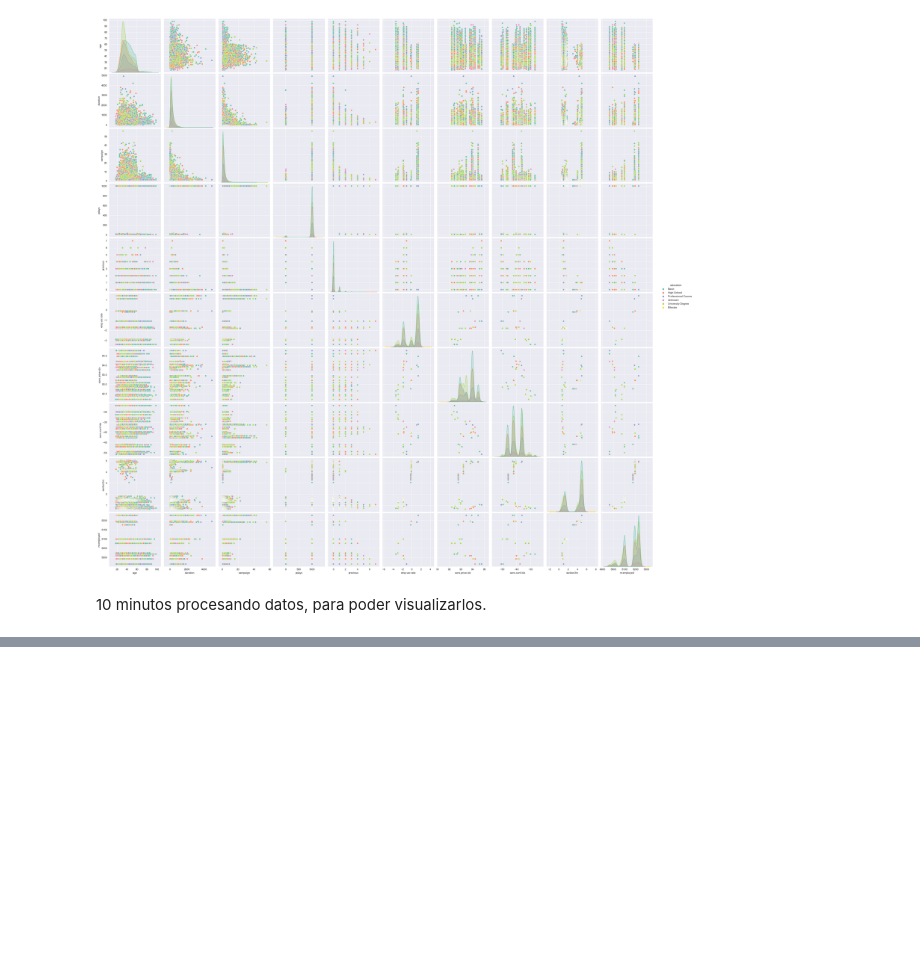
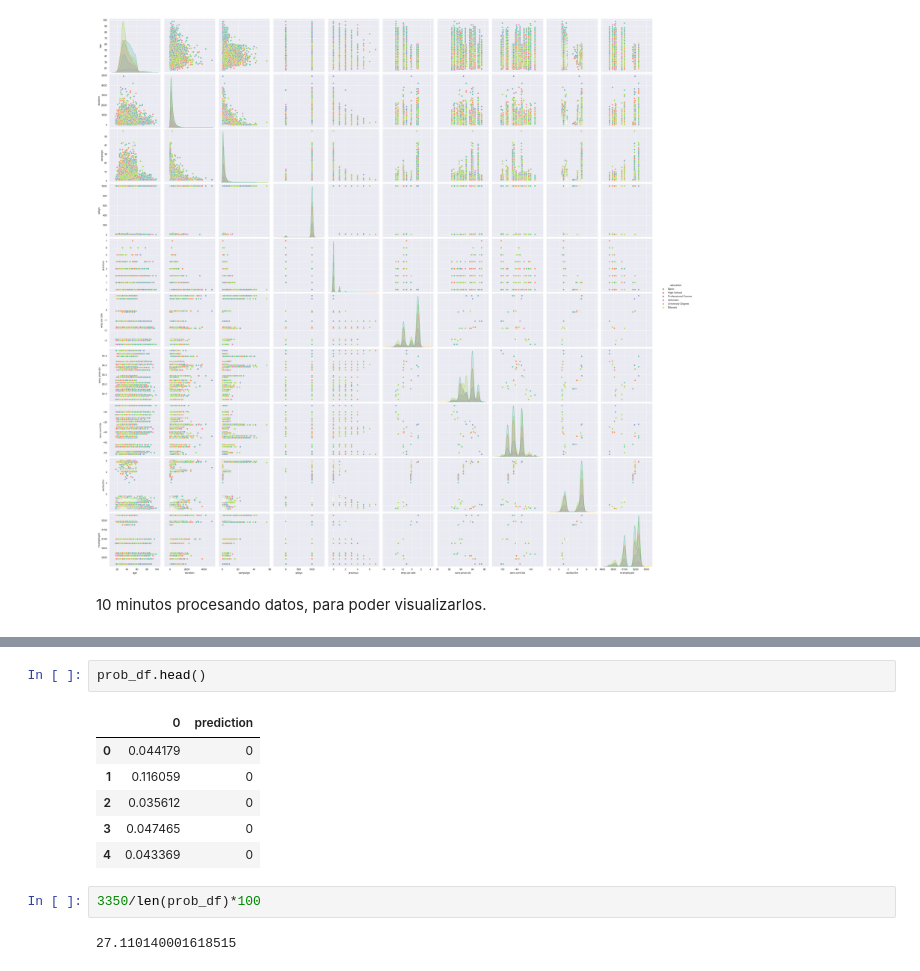
Before and after one commit to NicolasGomez97/Final_Proyect_Bank-Coderhouse, a Jupyter notebook: Final_Proyect_Bank.ipynb, the cells around one changed output, grey strips where cells are left out. Cells and saved outputs as stored; diff of their text form; blank space fills up the shorter version.

```diff
--- a/Final_Proyect_Bank.ipynb
+++ b/Final_Proyect_Bank.ipynb
@@ -310,0 +467,13 @@ sns.pairplot(data,hue = 'education' , size = 3 , palette = 'Set2')
+# %%
+prob_df.head()
+# %% [output]
+|  | 0 | prediction |
+| 0 | 0.044179 | 0 |
+| 1 | 0.116059 | 0 |
+| 2 | 0.035612 | 0 |
+| 3 | 0.047465 | 0 |
+| 4 | 0.043369 | 0 |
+# %%
+3350/len(prob_df)*100
+# %% [output]
+27.110140001618515
```
Also changed, not shown: parts of 46 cells of this notebook.
